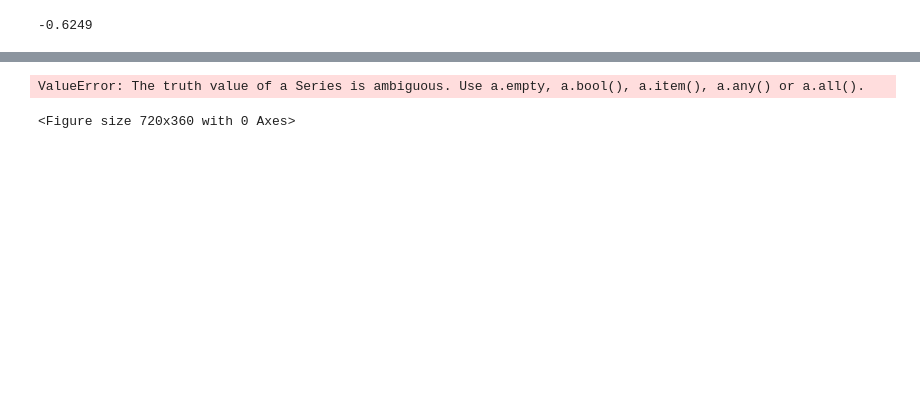
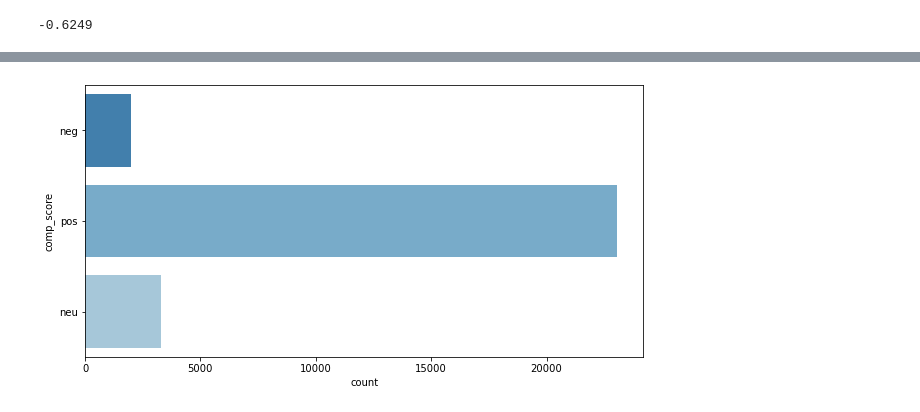
Before and after one commit to broepke/DATA110, a Jupyter notebook: Week 10/DATA110-Week10-broepke.ipynb, the cells around one changed output, grey strips where cells are left out. Drawn from its saved outputs; the diff is of its cells as text; code cells hidden in the pictures; blank space fills up the shorter version.

```diff
--- a/Week 10/DATA110-Week10-broepke.ipynb
+++ b/Week 10/DATA110-Week10-broepke.ipynb
@@ -502,6 +507,5 @@ sns.histplot(df, x='sentiment', kde=True, palette="tab20c");
 # %%
 plt.figure(figsize=(10, 5))
-sns.countplot(df, x='comp_score', palette="tab20c");
+sns.countplot(data=df, y='comp_score', palette="tab20c");
 # %% [output]
-ValueError: The truth value of a Series is ambiguous. Use a.empty, a.bool(), a.item(), a.any() or a.all().
-<Figure size 720x360 with 0 Axes>
+[figure, added]
```
Also changed, not shown: parts of 9 cells of this notebook.
